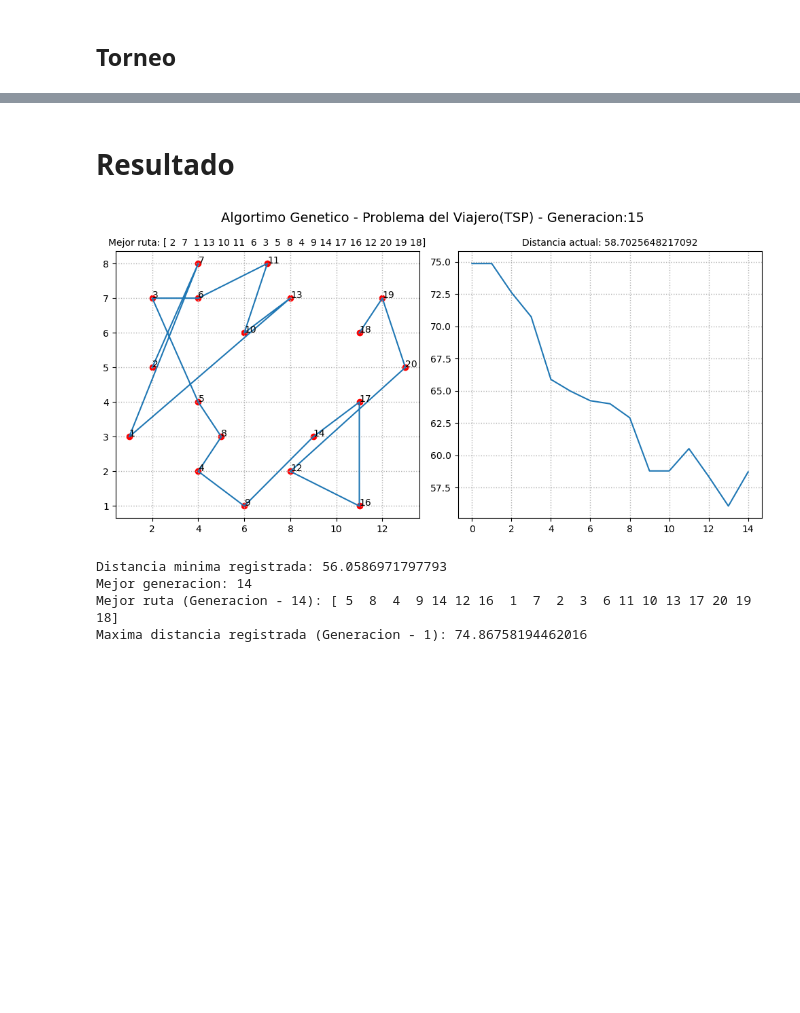
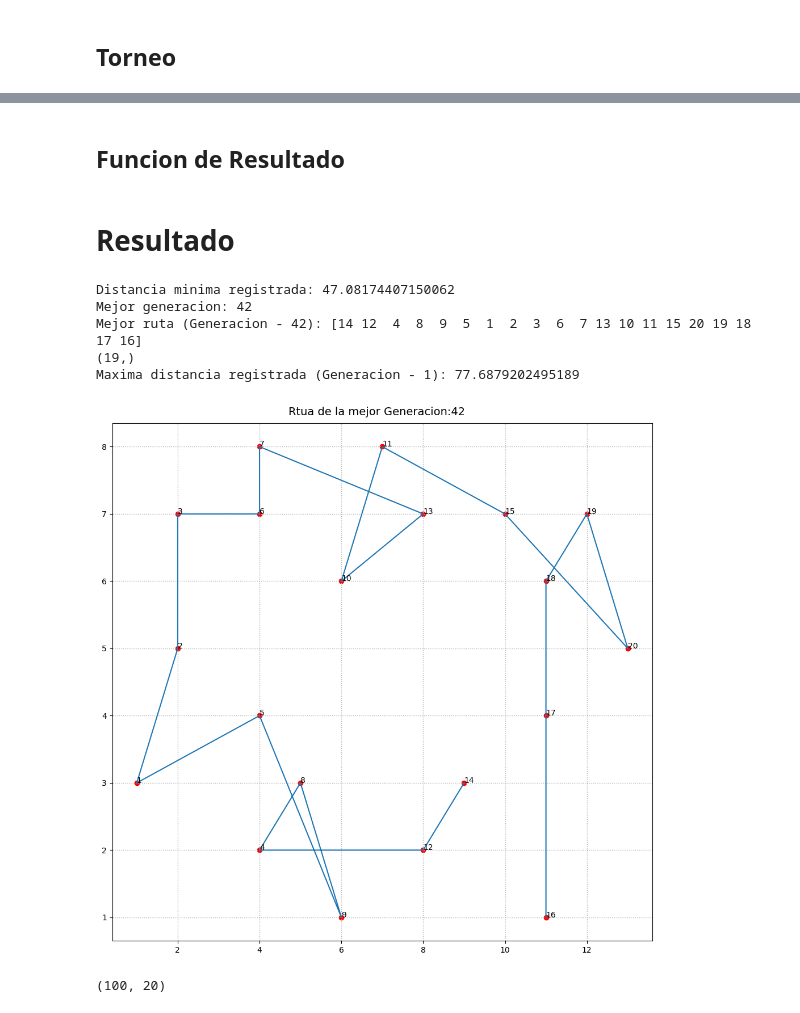
Before and after one commit to AramisRamirezITT/Genetic_Algorithm-Travelers_Problem, a Jupyter notebook: main.ipynb, the cells around one changed output, grey strips where cells are left out. Saved outputs shown, nothing was run; the diff lists cells and outputs as text; code cells hidden in the pictures; blank space fills up the shorter version.

```diff
--- a/main.ipynb
+++ b/main.ipynb
@@ -195,0 +244,2 @@ def graficar(dict_city, test_list, iteracion, vec_min,  x_d ,lista_de_test ,dist
+# %% [markdown]
+## Funcion de Resultado
@@ -196,47 +284,22 @@ def graficar(dict_city, test_list, iteracion, vec_min,  x_d ,lista_de_test ,dist
 # %% [markdown]
 # Resultado
-# %%
-def run(iteraciones, renglones):
-  dist_min_x_gen = []
-  x_d = []
-
-
-  matrix = np.empty((renglones, 20), dtype=int) # Matriz de
-
-  for i in range(renglones):
-      matrix[i] = np.random.choice(range(1, 21), size=20, replace=False)
-
-  matrix_children = np.zeros((renglones, 20)) # Matriz de
-  matrix_gen = np.zeros((renglones, 20)) # Matriz de
-  # vector_winners = np.zeros((100, 2))
-
-  matrix_gen = np.zeros((renglones, 20)) # Matriz de
-
-  for i in range(0, iteraciones):
-      matrix_labeled = Amp_function(matrix, renglones) # Saca las distancias de las generaciones y agrega un vector columna a las matrix
-      matrix_generation = tournament(matrix, matrix_children, matrix_labeled, renglones) # Realiza el toreno
-      matrix = matrix_generation # Matriz de hijos sustituye a la de padres
-
-      dist_min = min(matrix_labeled[:,20])
-      x_d.append(i)
-      dist_min_x_gen.append(dist_min)
-      index_min = np.where(matrix_labeled[:,20] == dist_min)
-      vec_min = matrix_labeled[index_min[0][0],:20 - 1].copy()
-      matrix_gen[i, :20 - 1] = vec_min
-      graficar(dict_city, vec_min, i, vec_min, x_d , dist_min_x_gen, dist_min)
-
-
-  best_gen = dist_min_x_gen.index(min(dist_min_x_gen)) + 1
-  print('Distancia minima registrada:', min(dist_min_x_gen))
-  print('Mejor generacion:', best_gen)
-  print(f'Mejor ruta (Generacion - {best_gen}):', np.array(matrix_gen[best_gen - 1,:20 - 1].copy() , dtype=int))
-  print(f'Maxima distancia registrada (Generacion - {dist_min_x_gen.index(max(dist_min_x_gen)) + 1}):', max(dist_min_x_gen))
-
-
-run(100, 400)
-# %% [output]
-[figure, removed]
-Distancia minima registrada: 56.0586971797793
-Mejor generacion: 14
-Mejor ruta (Generacion - 14): [ 5  8  4  9 14 12 16  1  7  2  3  6 11 10 13 17 20 19 18]
-Maxima distancia registrada (Generacion - 1): 74.86758194462016
+# %%
+run(50, 500)
+# %% [output]
+Distancia minima registrada: 47.08174407150062
+Mejor generacion: 42
+Mejor ruta (Generacion - 42): [14 12  4  8  9  5  1  2  3  6  7 13 10 11 15 20 19 18 17 16]
+(19,)
+Maxima distancia registrada (Generacion - 1): 77.6879202495189
+[figure, added]
+# %%
+renglones = 100
+matrix = np.zeros((renglones, 20), dtype=int) # Matriz de
+
+for i in range(renglones):
+    matrix[i] = np.random.choice(range(1, 21), size=20, replace=False).astype('int')
+
+
+print(matrix.shape)
+# %% [output]
+(100, 20)
```
Also changed, not shown: parts of 8 cells of this notebook.
